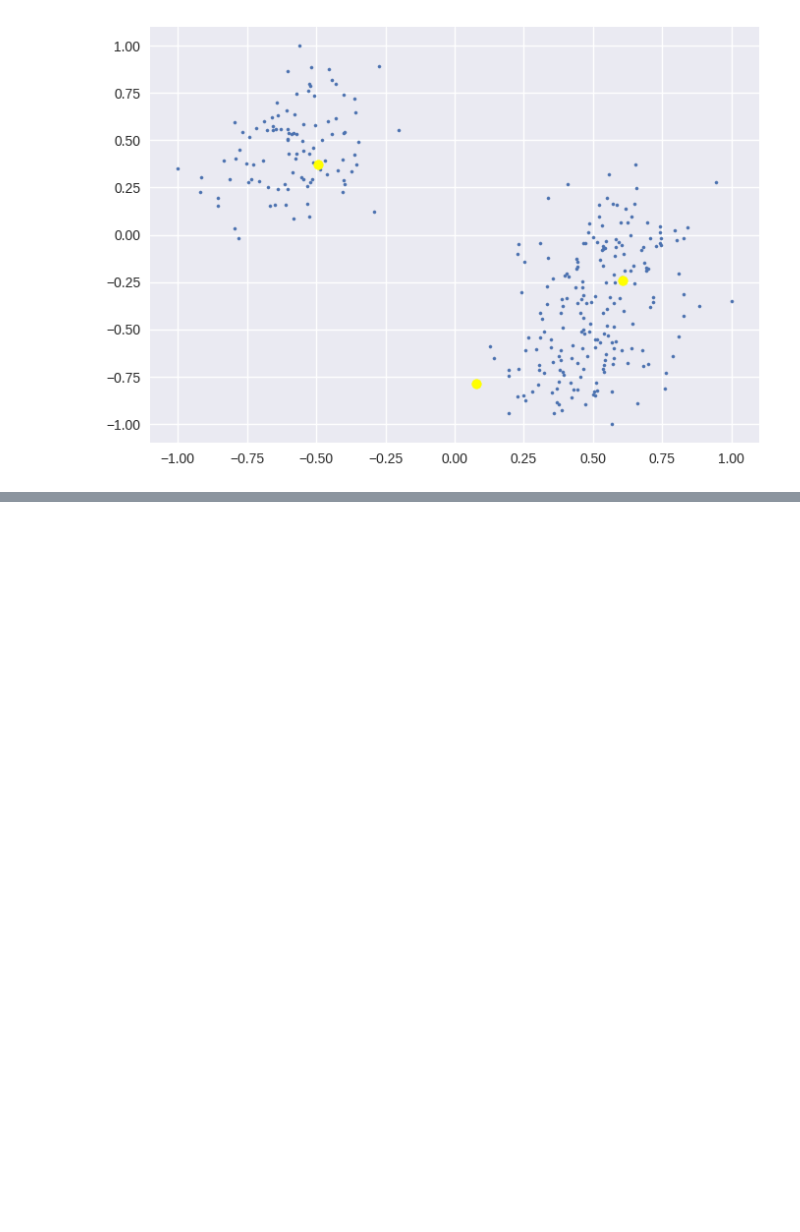
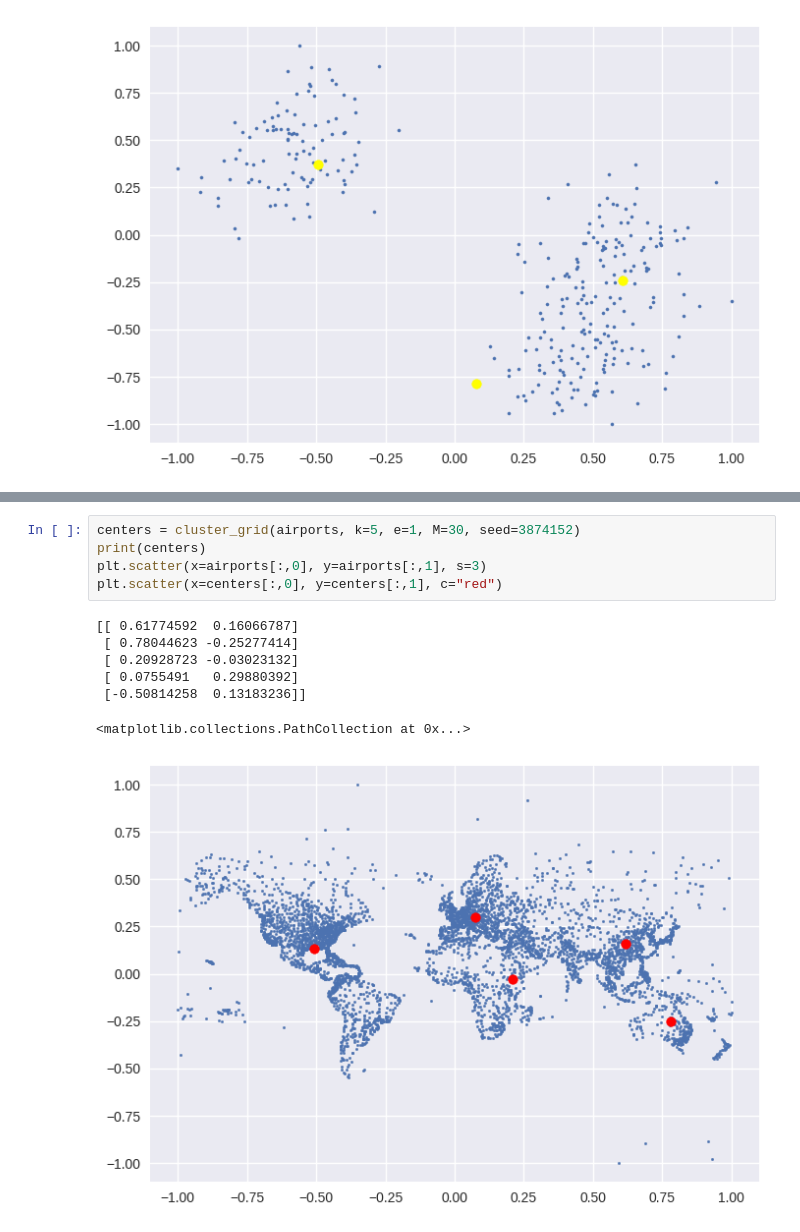
Before and after one commit to amy-ln/dpclustering, a Jupyter notebook: grid-experiment.ipynb, the cells around one changed output, grey strips where cells are left out. Saved outputs shown, nothing was run; the diff lists cells and outputs as text; blank space fills up the shorter version.

```diff
--- a/grid-experiment.ipynb
+++ b/grid-experiment.ipynb
@@ -60,0 +130,13 @@ plt.scatter(x=centers[:,0], y=centers[:,1], c="yellow")
+# %%
+centers = cluster_grid(airports, k=5, e=1, M=30, seed=3874152)
+print(centers)
+plt.scatter(x=airports[:,0], y=airports[:,1], s=3)
+plt.scatter(x=centers[:,0], y=centers[:,1], c="red")
+# %% [output]
+[[ 0.61774592  0.16066787]
+ [ 0.78044623 -0.25277414]
+ [ 0.20928723 -0.03023132]
+ [ 0.0755491   0.29880392]
+ [-0.50814258  0.13183236]]
+<matplotlib.collections.PathCollection at 0x...>
+[figure, added]
```
Also changed, not shown: parts of 16 cells of this notebook, 1 other file.
